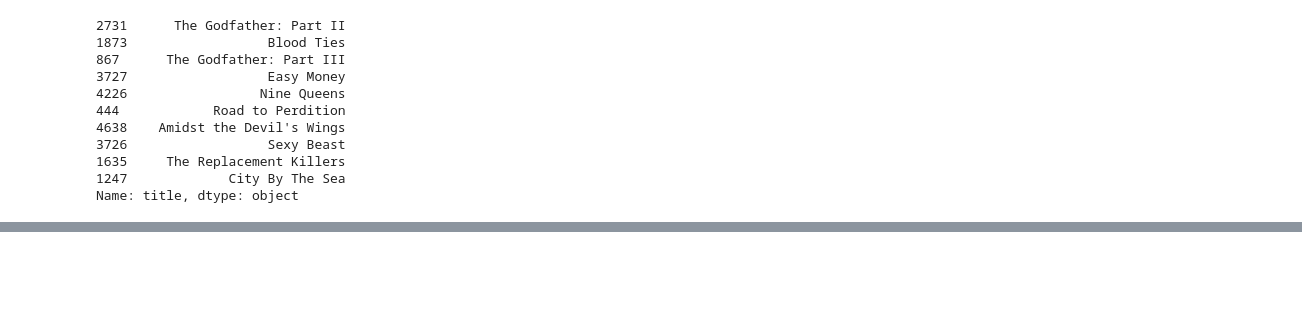
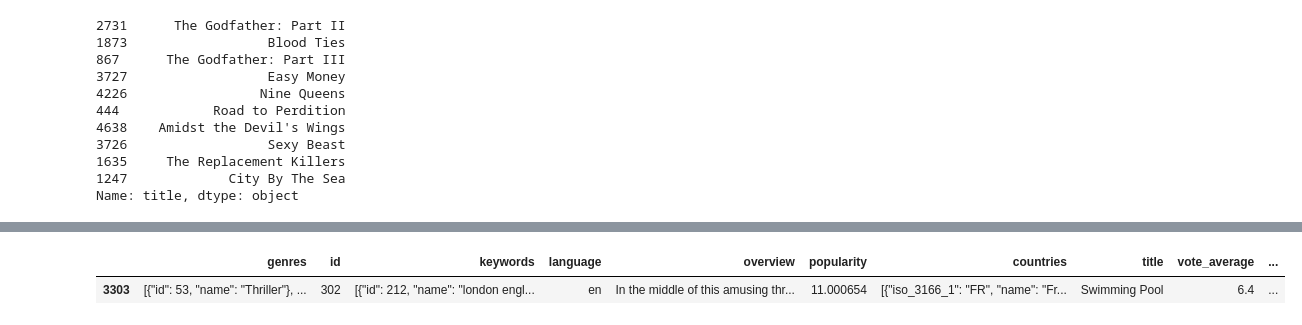
Before and after one commit to faisalbegins/recommender-ml, a Jupyter notebook: notebooks/recommender.ipynb, the cells around one changed output, grey strips where cells are left out. Saved outputs shown, nothing was run; the diff lists cells and outputs as text; code cells hidden in the pictures; blank space fills up the shorter version.

```diff
--- a/notebooks/recommender.ipynb
+++ b/notebooks/recommender.ipynb
@@ -404,0 +469,5 @@ Name: title, dtype: object
+# %%
+df[df['id'] == 302]
+# %% [output]
+|  | genres | id | keywords | language | overview | popularity | countries | title | vote_average | ... |
+| 3303 | [{"id": 53, "name": "Thriller"}, ... | 302 | [{"id": 212, "name": "london engl... | en | In the middle of this amusing thr... | 11.000654 | [{"iso_3166_1": "FR", "name": "Fr... | Swimming Pool | 6.4 | ... |
```
Also changed, not shown: parts of 8 cells of this notebook, 2 other files.
